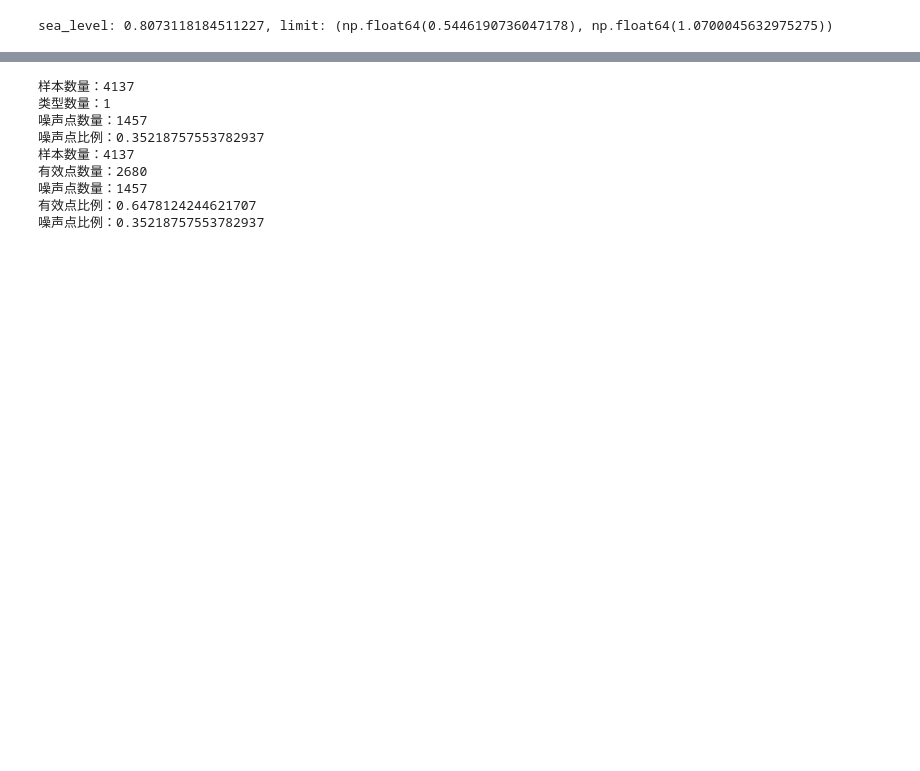
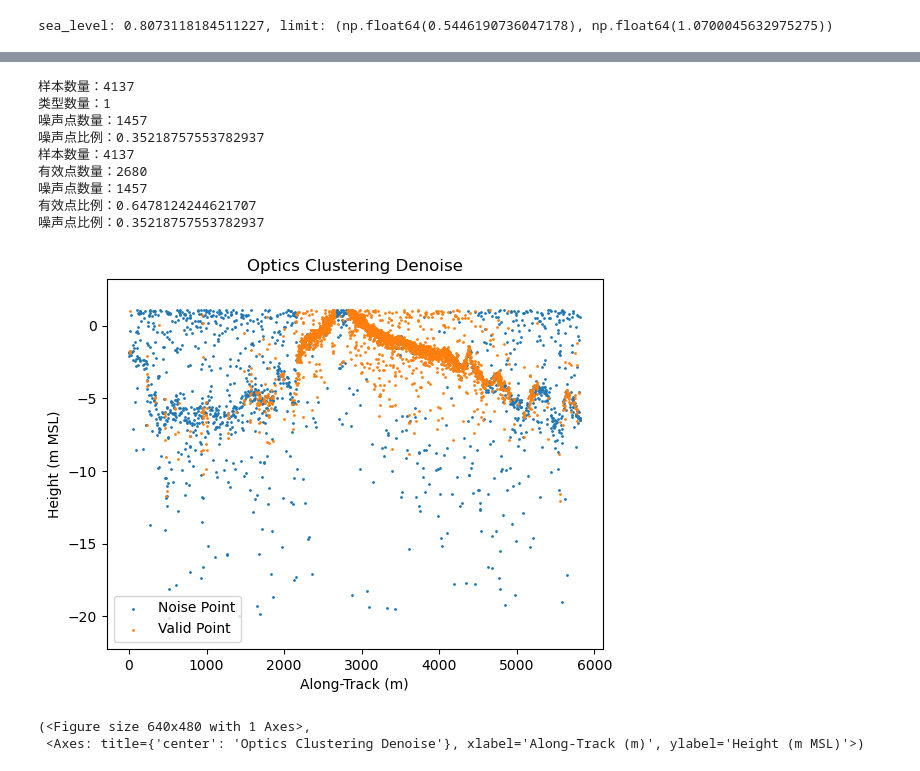
Before and after one commit to NtskwK/GraduationProject, a Jupyter notebook: icesat2-denoise.ipynb, the cells around one changed output, grey strips where cells are left out. Cells and saved outputs as stored; diff of their text form; code cells hidden in the pictures; blank space fills up the shorter version.

```diff
--- a/icesat2-denoise.ipynb
+++ b/icesat2-denoise.ipynb
@@ -69,39 +77,42 @@ df.loc[original_indices, "point_type"] = PointType.Noise.value
 
 land_points = np.logical_not(noise_points)
 original_indices = under_water_point.index[land_points]
-df.loc[original_indices, "point_type"] = PointType.LandSurface.value
+df.loc[original_indices, "point_type"] = PointType.Valid.value
 
-# get_plt(df)
-# get_plt(df.loc[underwater_mask])
+# get_plt(df,"All Data")
+get_plt(df.loc[underwater_mask],"Optics Clustering Denoise")
 
 # under_water_point = df.loc[underwater_mask].copy()
 # noise_points = dbscan_denoise(under_water_points=under_water_point, eps=8, min_samples=10)
 # original_indices = under_water_point.index[noise_points]
 # df.loc[original_indices, "point_type"] = PointType.Noise.value
 # get_plt(df)
 
 # under_water_point = df.loc[underwater_mask].copy()
 # noise_points = adaptive_elliptical_denoise(under_water_points=under_water_point,k=3,alpha=0.1)
 # original_indices = under_water_point.index[noise_points]
 # df.loc[original_indices, "point_type"] = PointType.Noise.value
 # get_plt(df)
 
 # under_water_point = df.loc[underwater_mask].copy()
 # noise_points = adaptive_optics_denoise(under_water_point, eps=1)
 # original_indices = under_water_point.index[noise_points]
 # df.loc[original_indices, "point_type"] = PointType.Noise.value
 # get_plt(df)
 # get_plt(df.loc[underwater_mask])
 # %% [output]
 样本数量：4137
 类型数量：1
 噪声点数量：1457
 噪声点比例：0.35218757553782937
 样本数量：4137
 有效点数量：2680
 噪声点数量：1457
 有效点比例：0.6478124244621707
 噪声点比例：0.35218757553782937
+[figure, added]
+(<Figure size 640x480 with 1 Axes>,
+ <Axes: title={'center': 'Optics Clustering Denoise'}, xlabel='Along-Track (m)', ylabel='Height (m MSL)'>)
 # %%
 df = df.loc[df["point_type"] != PointType.Noise.value]
 # %%
```
Also changed, not shown: parts of 6 cells of this notebook, 7 other files.
